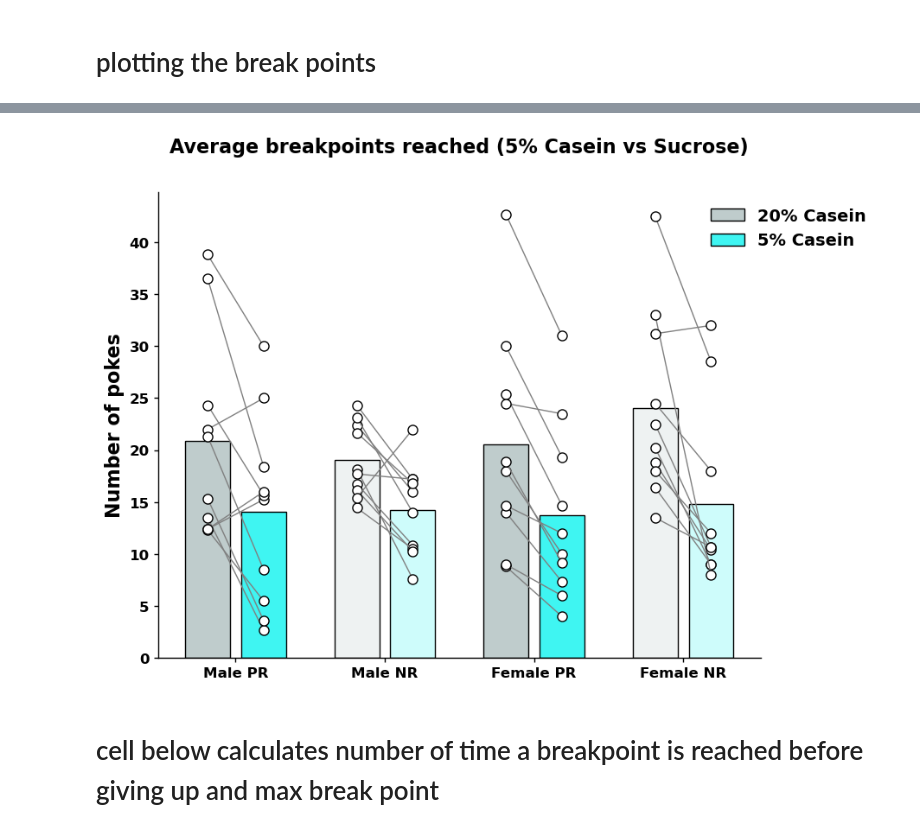
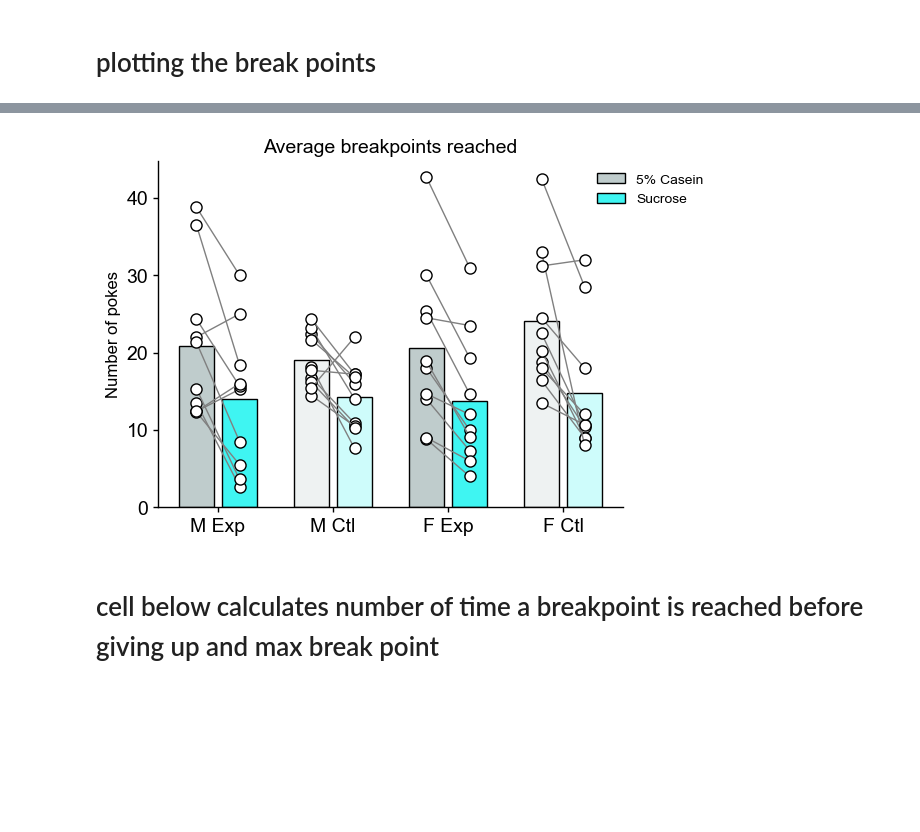
Before and after one commit to Htbibalan/FEDPROFERENCE, a Jupyter notebook: notebooks/FEDPROFERENCE_break_point.ipynb, the cells around one changed output, grey strips where cells are left out. Cells and saved outputs as stored; diff of their text form; code cells hidden in the pictures; blank space fills up the shorter version.

Commit message:
V3_plots_updated
made figures with multiple plots to avoid alignment issue

```diff
--- a/notebooks/FEDPROFERENCE_break_point.ipynb
+++ b/notebooks/FEDPROFERENCE_break_point.ipynb
@@ -618,19 +629,29 @@ import pandas as pd
 import matplotlib.pyplot as plt
 import trompy as tp
 
-# Define plot style settings
+# # Define plot style settings
+# plt.rcParams.update({
+#     'font.size': 16,          # Global font size
+#     'font.weight': 'bold',    # Global font weight
+#     'axes.titlesize': 16,     # Font size of the axes title
+#     'axes.titleweight': 'bold', # Font weight of the axes title
+#     'axes.labelsize': 16,     # Font size of the x and y labels
+#     'axes.labelweight': 'bold', # Font weight of the x and y labels
+#     'xtick.labelsize': 12,    # Font size of the x tick labels
+#     'ytick.labelsize': 12,    # Font size of the y tick labels
+#     'legend.fontsize': 14,    # Font size of the legend
+#     'figure.titlesize': 16,   # Font size of the figure title
+#     'figure.titleweight': 'bold' # Font weight of the figure title
+# })
+
 plt.rcParams.update({
-    'font.size': 16,          # Global font size
-    'font.weight': 'bold',    # Global font weight
-    'axes.titlesize': 16,     # Font size of the axes title
-    'axes.titleweight': 'bold', # Font weight of the axes title
-    'axes.labelsize': 16,     # Font size of the x and y labels
-    'axes.labelweight': 'bold', # Font weight of the x and y labels
-    'xtick.labelsize': 12,    # Font size of the x tick labels
-    'ytick.labelsize': 12,    # Font size of the y tick labels
-    'legend.fontsize': 14,    # Font size of the legend
-    'figure.titlesize': 16,   # Font size of the figure title
-    'figure.titleweight': 'bold' # Font weight of the figure title
+    'font.family': 'Arial',
+    'axes.titlesize': 14,
+    'axes.labelsize': 12,
+    'xtick.labelsize': 14,
+    'ytick.labelsize': 14,
+    'legend.fontsize': 10,
+    'figure.titlesize': 14,
 })
 
 # Load the data
@@ -654,7 +675,7 @@ high_protein_color_alpha = (0.749, 0.8, 0.8, 0.25)
 low_protein_color_alpha = (0.247, 0.961, 0.949, 0.25)
 
 # Plot the data for average breakpoints
-f, ax = plt.subplots(figsize=(9, 7))
+f, ax = plt.subplots(figsize=(6, 4.5))
 positions = [1, 1.5, 3, 3.5, 5, 5.5, 7, 7.5]
 
 _, _, barlist, _ = tp.barscatter([pellet_count_group_data_male_pr, pellet_count_group_data_male_nr, pellet_count_group_data_female_pr, pellet_count_group_data_female_nr],
@@ -664,45 +685,45 @@ _, _, barlist, _ = tp.barscatter([pellet_count_group_data_male_pr, pellet_count_
                                  barfacecolor=[high_protein_color, low_protein_color, high_protein_color_alpha, low_protein_color_alpha, high_protein_color, low_protein_color, high_protein_color_alpha, low_protein_color_alpha],
                                  positions=positions)
 
-ax.set_title('Average breakpoints reached (5% Casein vs Sucrose)', y=1.07)
-ax.legend(barlist, ['20% Casein', '5% Casein'], frameon=False, bbox_to_anchor=(1.2, 1))
+ax.set_title('Average breakpoints reached', y=1)
+ax.legend(barlist, ['5% Casein', 'Sucrose'], frameon=False, bbox_to_anchor=(1.2, 1))
 
 ax.set_ylabel('Number of pokes')
 ax.set_xticks([1, 2, 3, 4])
-ax.set_xticklabels(['Male PR', 'Male NR', 'Female PR', 'Female NR'])
+ax.set_xticklabels(['M Exp', 'M Ctl', 'F Exp', 'F Ctl'])
 f.savefig('../plots/FINAL_PLOTS_FOR_FENS24/C4/Average_breakpoints_reached.pdf', bbox_inches='tight')
 plt.show()
 
 # # Extract the required data for max pellets
 # def extract_max_data(sex, diet, pellet_type):
 #     return data[(data['SEX'] == sex) & (data['DIET'] == diet) & (data['PELLET_TYPE'] == pellet_type)]['MAX_PELLETS'].tolist()
 
 # # Group data appropriately
 # pellet_count_group_data_male_pr_max = [extract_max_data('M', 'PR', 'CAS5'), extract_max_data('M', 'PR', 'SUC')]
 # pellet_count_group_data_male_nr_max = [extract_max_data('M', 'NR', 'CAS5'), extract_max_data('M', 'NR', 'SUC')]
 # pellet_count_group_data_female_pr_max = [extract_max_data('F', 'PR', 'CAS5'), extract_max_data('F', 'PR', 'SUC')]
 # pellet_count_group_data_female_nr_max = [extract_max_data('F', 'NR', 'CAS5'), extract_max_data('F', 'NR', 'SUC')]
 
 # # Plot the data for max pellets
 # f, ax = plt.subplots(figsize=(9, 7))
 # positions = [1, 1.5, 3, 3.5, 5, 5.5, 7, 7.5]
 
 # _, _, barlist, _ = tp.barscatter([pellet_count_group_data_male_pr_max, pellet_count_group_data_male_nr_max, pellet_count_group_data_female_pr_max, pellet_count_group_data_female_nr_max],
 #                                  ax=ax, paired=True, linewidth=1, groupwidth=0.75,
 #                                  barfacecolor_option="individual",
 #                                  baredgecolor=["black"]*8,
 #                                  barfacecolor=[high_protein_color, low_protein_color, high_protein_color_alpha, low_protein_color_alpha, high_protein_color, low_protein_color, high_protein_color_alpha, low_protein_color_alpha],
 #                                  positions=positions)
 
 # ax.set_title('Pellet intake', y=1.07)
 # ax.legend(barlist, ['20% Casein', '5% Casein'], frameon=False, bbox_to_anchor=(1.2, 1))
 # ax.set_xlabel('Groups')
 # ax.set_ylabel('Number of Pellets')
 # ax.set_xticks([1, 2, 3, 4])
 # ax.set_xticklabels(['Male PR', 'Male NR', 'Female PR', 'Female NR'])
 # plt.show()
 # %% [output]
-[figure, old version]
+[figure, new version]
 # %% [markdown]
 # cell below calculates number of time a breakpoint is reached before giving up and max break point
 # %%
```
Also changed, not shown: parts of 3 cells of this notebook, 58 other files.
